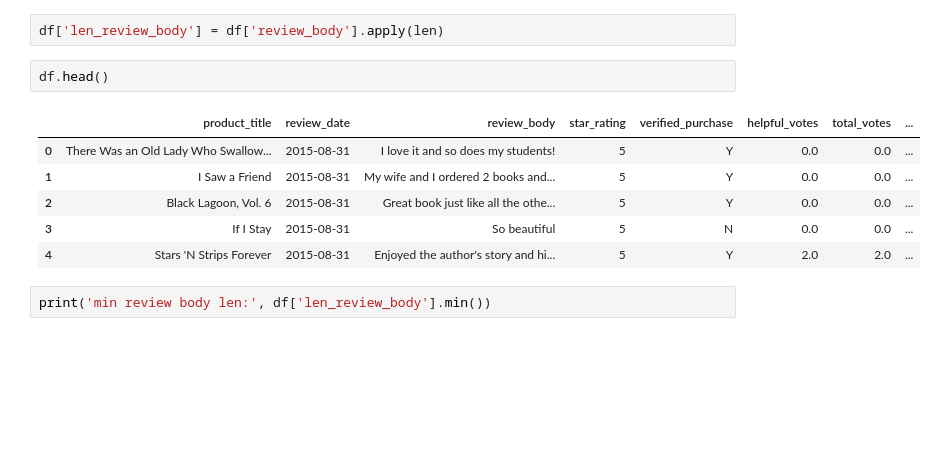
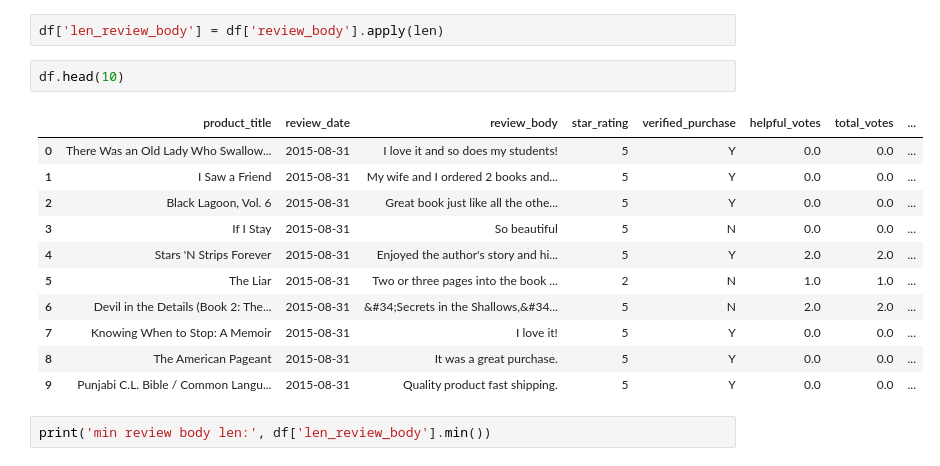
Before and after one commit to TKarlovitzDrexel/DSCI591_ACRSent, a Jupyter notebook: DSCI591_books_exploratory.ipynb, the cells around one changed output. Drawn from its saved outputs; the diff is of its cells as text; blank space fills up the shorter version.

```diff
--- a/DSCI591_books_exploratory.ipynb
+++ b/DSCI591_books_exploratory.ipynb
@@ -106,14 +106,19 @@ len(df['product_title'].unique())
 # %%
 df['len_review_body'] = df['review_body'].apply(len)
 # %%
-df.head()
+df.head(10)
 # %% [output]
 |  | product_title | review_date | review_body | star_rating | verified_purchase | helpful_votes | total_votes | ... |
 | 0 | There Was an Old Lady Who Swallow... | 2015-08-31 | I love it and so does my students! | 5 | Y | 0.0 | 0.0 | ... |
 | 1 | I Saw a Friend | 2015-08-31 | My wife and I ordered 2 books and... | 5 | Y | 0.0 | 0.0 | ... |
 | 2 | Black Lagoon, Vol. 6 | 2015-08-31 | Great book just like all the othe... | 5 | Y | 0.0 | 0.0 | ... |
 | 3 | If I Stay | 2015-08-31 | So beautiful | 5 | N | 0.0 | 0.0 | ... |
 | 4 | Stars 'N Strips Forever | 2015-08-31 | Enjoyed the author's story and hi... | 5 | Y | 2.0 | 2.0 | ... |
+| 5 | The Liar | 2015-08-31 | Two or three pages into the book ... | 2 | N | 1.0 | 1.0 | ... |
+| 6 | Devil in the Details (Book 2: The... | 2015-08-31 | &#34;Secrets in the Shallows,&#34... | 5 | N | 2.0 | 2.0 | ... |
+| 7 | Knowing When to Stop: A Memoir | 2015-08-31 | I love it! | 5 | Y | 0.0 | 0.0 | ... |
+| 8 | The American Pageant | 2015-08-31 | It was a great purchase. | 5 | Y | 0.0 | 0.0 | ... |
+| 9 | Punjabi C.L. Bible / Common Langu... | 2015-08-31 | Quality product fast shipping. | 5 | Y | 0.0 | 0.0 | ... |
 # %%
 print('min review body len:', df['len_review_body'].min())
 # %% [output]
```
Also changed, not shown: parts of 2 cells of this notebook.
